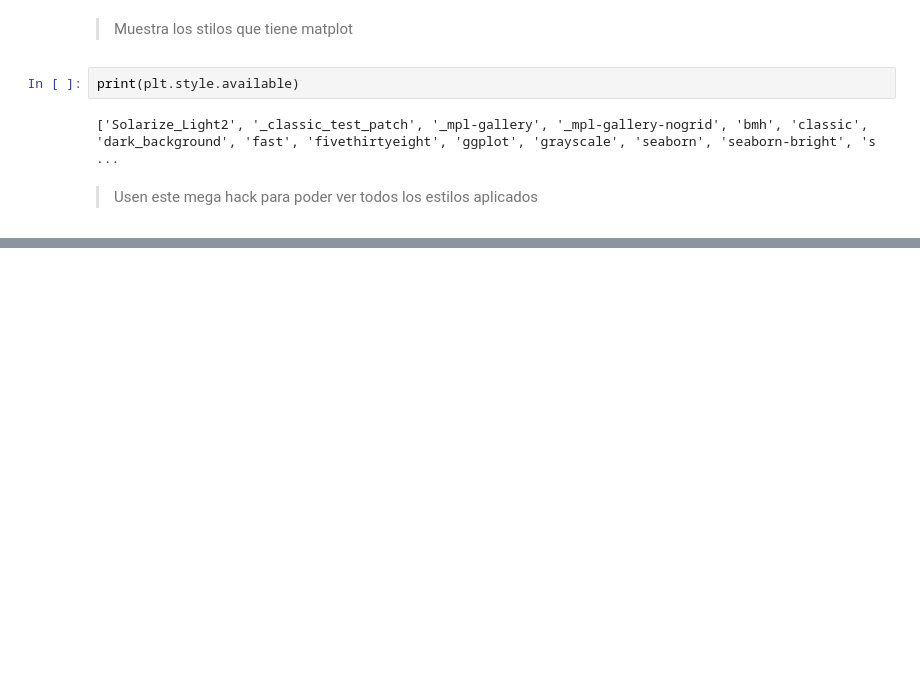
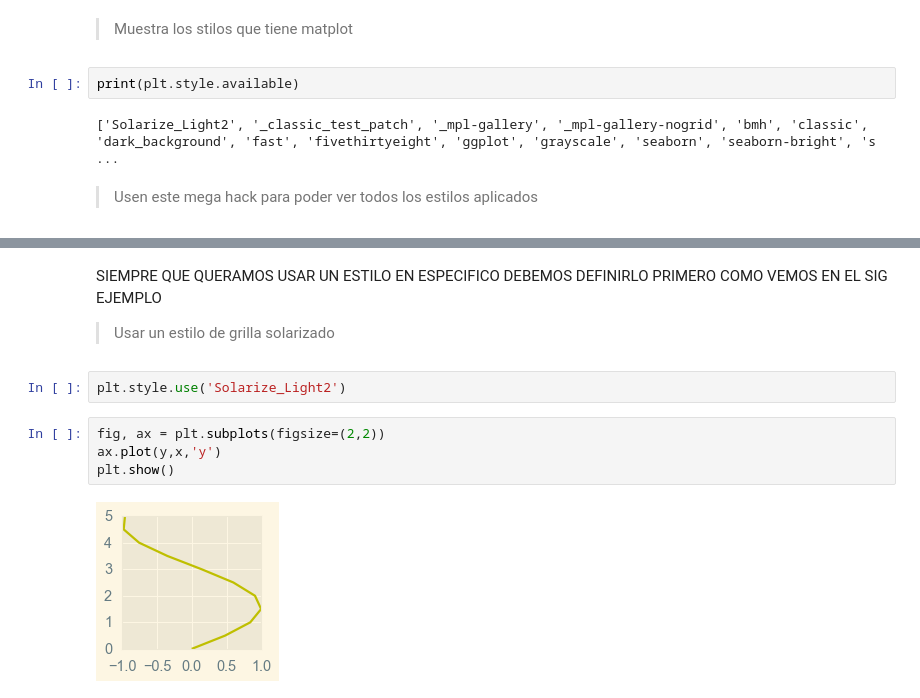
Before and after one commit to hasturseven/visualizacionDatos, a Jupyter notebook: ColoresAndStilos.ipynb, the cells around one changed output, grey strips where cells are left out. Drawn from its saved outputs; the diff is of its cells as text; blank space fills up the shorter version.

```diff
--- a/ColoresAndStilos.ipynb
+++ b/ColoresAndStilos.ipynb
@@ -38,3 +38,15 @@ for i in plt.style.available:
 [figure]
 [figure]
 ... (16 outputs left out)
+# %% [markdown]
+SIEMPRE QUE QUERAMOS USAR UN ESTILO EN ESPECIFICO DEBEMOS DEFINIRLO PRIMERO COMO VEMOS EN EL SIG EJEMPLO
+
+>Usar un estilo de grilla solarizado
+# %%
+plt.style.use('Solarize_Light2')
+# %%
+fig, ax = plt.subplots(figsize=(2,2))
+ax.plot(y,x,'y')
+plt.show()
+# %% [output]
+[figure, added]
```
Also changed, not shown: parts of 10 cells of this notebook, 3 other files.
